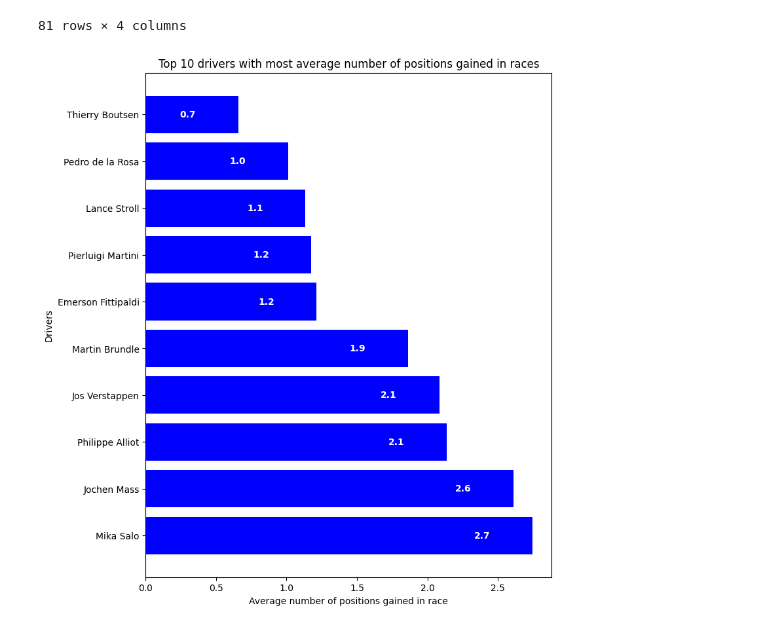
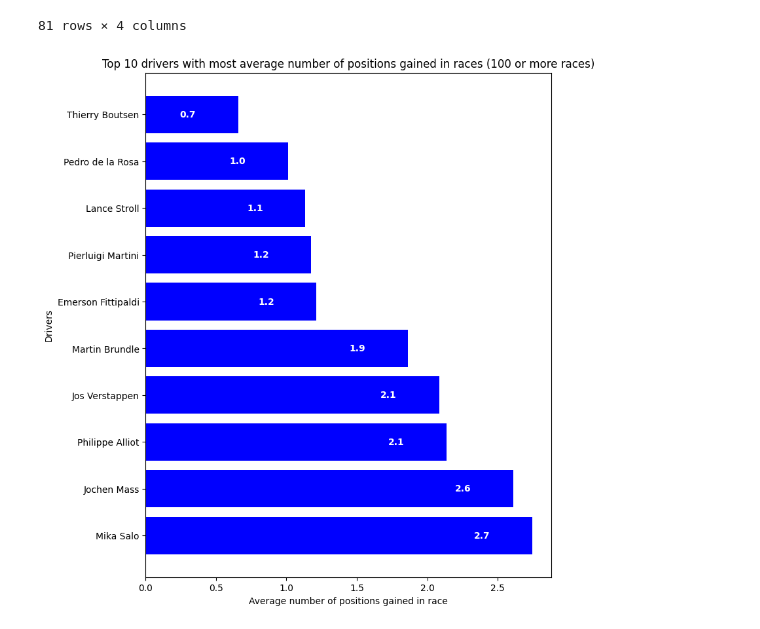
Before and after one commit to wcsspsMA/F1_pandas_project, a Jupyter notebook: code/results_data.ipynb, the cells around one changed output. Drawn from its saved outputs; the diff is of its cells as text; code cells hidden in the pictures.

```diff
--- a/code/results_data.ipynb
+++ b/code/results_data.ipynb
@@ -227,16 +227,16 @@ final_stats
 # %%
 top10_positions_gained = final_stats.head(10)
 
 fig, ax = plt.subplots(figsize=(8,10))
 bars = ax.barh(top10_positions_gained['full_name'], top10_positions_gained['positions_gained'], color='blue')
 ax.set_xlabel("Average number of positions gained in race")
 ax.set_ylabel("Drivers")
-ax.set_title("Top 10 drivers with most average number of positions gained in races")
+ax.set_title("Top 10 drivers with most average number of positions gained in races (100 or more races)")
 for bar in bars:
     width = bar.get_width()
     plt.text(width - 0.3, bar.get_y() + bar.get_height()/2,
              f'{width:.1f}', va='center', ha='right', color='white', fontweight='bold')
 
 plt.show()
 # %% [output]
-[figure, old version]
+[figure, new version]
```
